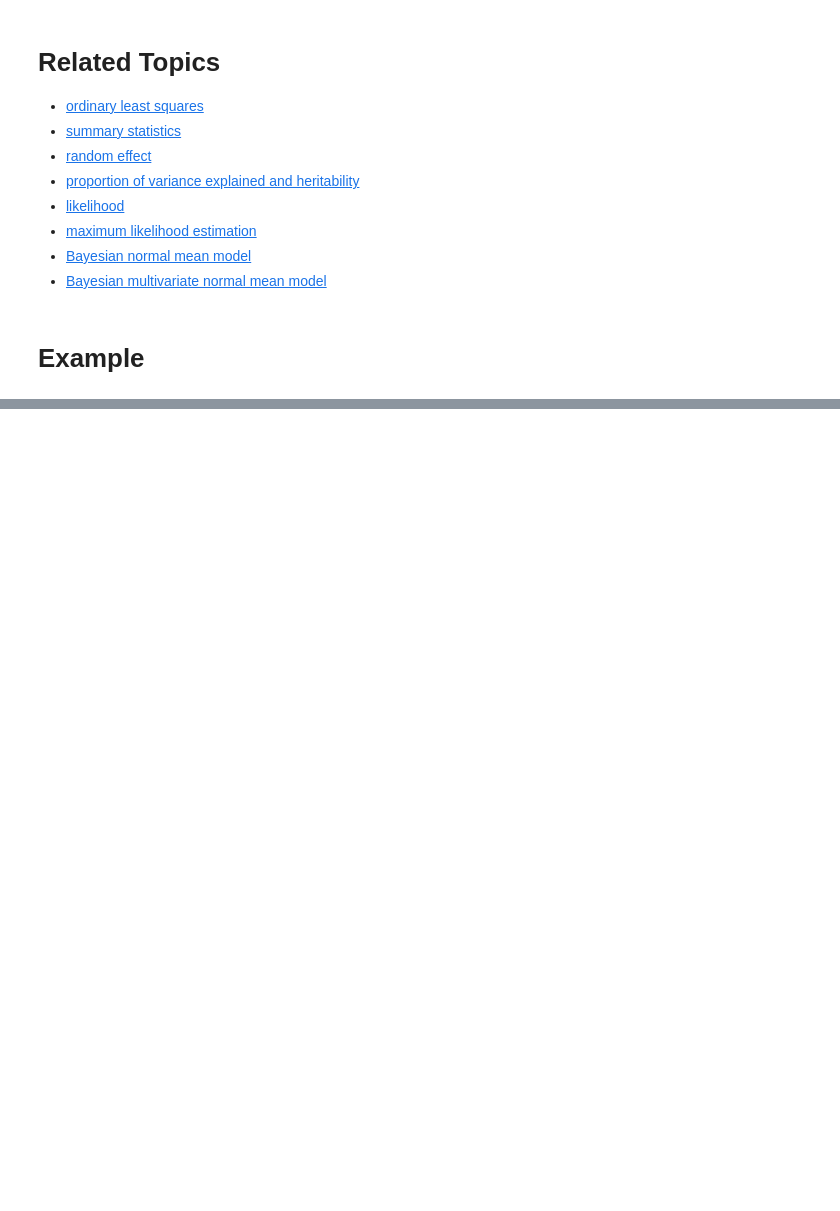
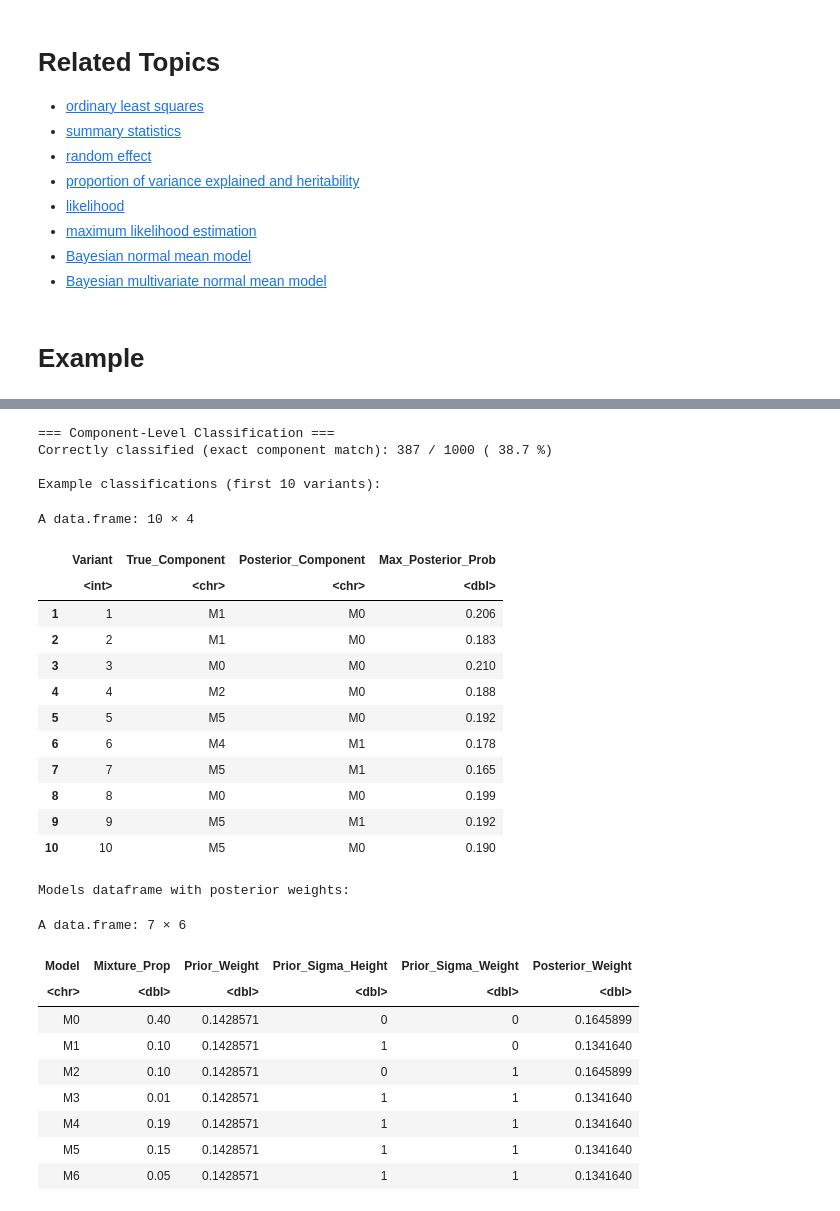
Before and after one commit to StatFunGen/statgen-primer, a Jupyter notebook: Bayesian_mixture_model.ipynb, the cells around one changed output, grey strips where cells are left out. Saved outputs shown, nothing was run; the diff lists cells and outputs as text; code cells hidden in the pictures; blank space fills up the shorter version.

```diff
--- a/Bayesian_mixture_model.ipynb
+++ b/Bayesian_mixture_model.ipynb
@@ -736,0 +484,58 @@ The following objects are masked from 'package:base':
+# %%
+# Classify variants based on highest posterior probability
+posterior_classification <- colnames(posterior_probs)[apply(posterior_probs, 1, which.max)]
+
+# Compute empirical posterior weights
+posterior_weights_empirical <- colMeans(posterior_probs)
+models_df$Posterior_Weight <- posterior_weights_empirical
+
+# Create classification dataframe
+classification_df <- data.frame(
+  Variant = 1:M,
+  True_Component = component_assignments,
+  Posterior_Component = posterior_classification,
+  Max_Posterior_Prob = round(apply(posterior_probs, 1, max), 3)
+)
+
+# Classification accuracy at component level (exact match)
+correct_classification <- sum(classification_df$True_Component == classification_df$Posterior_Component)
+accuracy <- correct_classification / M
+
+cat("\n=== Component-Level Classification ===\n")
+cat("Correctly classified (exact component match):", correct_classification, "/", M,
+    "(", round(100*accuracy, 1), "%)\n\n")
+
+cat("Example classifications (first 10 variants):\n")
+classification_df[1:10, ]
+
+cat("\n\nModels dataframe with posterior weights:\n")
+models_df
+# %% [output]
+=== Component-Level Classification ===
+Correctly classified (exact component match): 387 / 1000 ( 38.7 %)
+
+Example classifications (first 10 variants):
+A data.frame: 10 × 4
+|  | Variant | True_Component | Posterior_Component | Max_Posterior_Prob |
+|  | <int> | <chr> | <chr> | <dbl> |
+| 1 | 1 | M1 | M0 | 0.206 |
+| 2 | 2 | M1 | M0 | 0.183 |
+| 3 | 3 | M0 | M0 | 0.210 |
+| 4 | 4 | M2 | M0 | 0.188 |
+| 5 | 5 | M5 | M0 | 0.192 |
+| 6 | 6 | M4 | M1 | 0.178 |
+| 7 | 7 | M5 | M1 | 0.165 |
+| 8 | 8 | M0 | M0 | 0.199 |
+| 9 | 9 | M5 | M1 | 0.192 |
+| 10 | 10 | M5 | M0 | 0.190 |
+Models dataframe with posterior weights:
+A data.frame: 7 × 6
+| Model | Mixture_Prop | Prior_Weight | Prior_Sigma_Height | Prior_Sigma_Weight | Posterior_Weight |
+| <chr> | <dbl> | <dbl> | <dbl> | <dbl> | <dbl> |
+| M0 | 0.40 | 0.1428571 | 0 | 0 | 0.1645899 |
+| M1 | 0.10 | 0.1428571 | 1 | 0 | 0.1341640 |
+| M2 | 0.10 | 0.1428571 | 0 | 1 | 0.1645899 |
+| M3 | 0.01 | 0.1428571 | 1 | 1 | 0.1341640 |
+| M4 | 0.19 | 0.1428571 | 1 | 1 | 0.1341640 |
+| M5 | 0.15 | 0.1428571 | 1 | 1 | 0.1341640 |
+| M6 | 0.05 | 0.1428571 | 1 | 1 | 0.1341640 |
```
Also changed, not shown: parts of 55 cells of this notebook, 7 other files.
